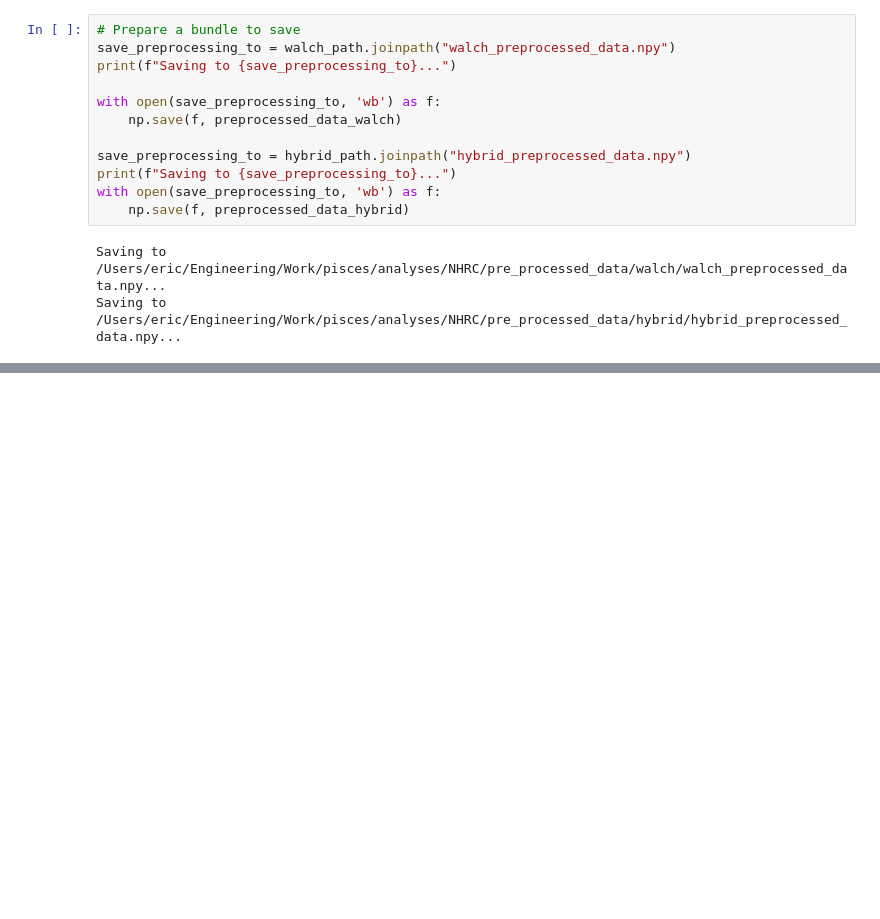
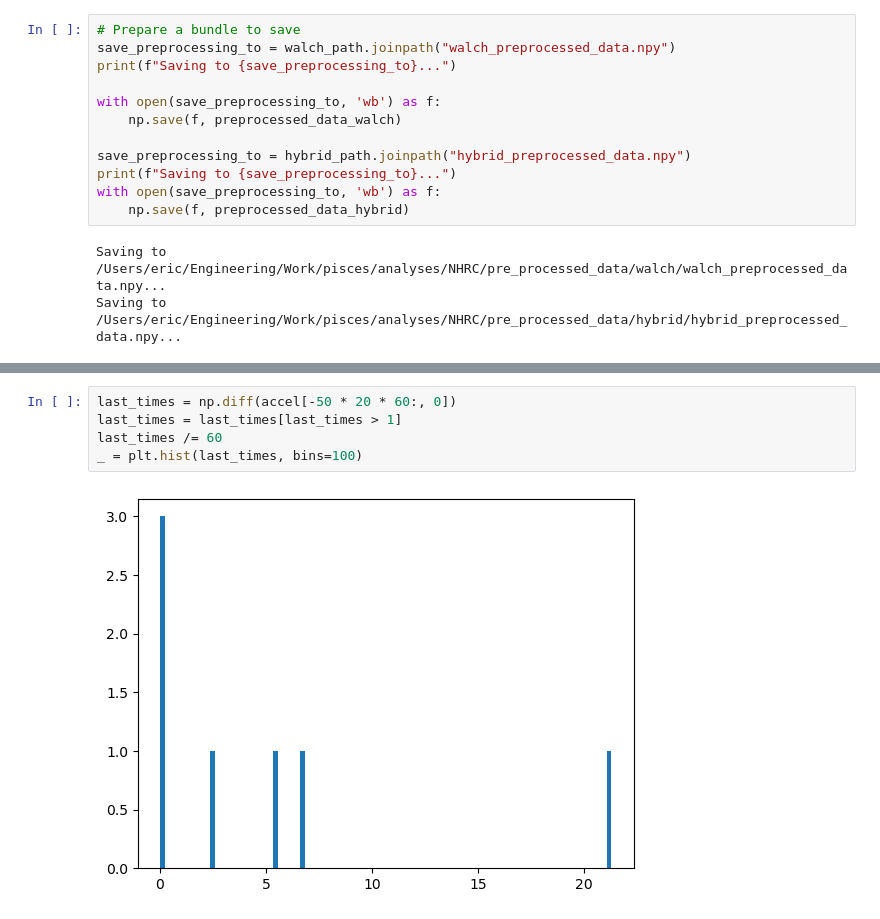
Before and after one commit to Arcascope/pisces, a Jupyter notebook: analyses/NHRC/00_preprocess_cache.ipynb, the cells around one changed output, grey strips where cells are left out. Cells and saved outputs as stored; diff of their text form; blank space fills up the shorter version.

```diff
--- a/analyses/NHRC/00_preprocess_cache.ipynb
+++ b/analyses/NHRC/00_preprocess_cache.ipynb
@@ -227,0 +240,7 @@ Saving to /Users/eric/Engineering/Work/pisces/analyses/NHRC/pre_processed_data/h
+# %%
+last_times = np.diff(accel[-50 * 20 * 60:, 0])
+last_times = last_times[last_times > 1]
+last_times /= 60
+_ = plt.hist(last_times, bins=100)
+# %% [output]
+[figure, added]
```
Also changed, not shown: parts of 4 cells of this notebook, 9 other files.
